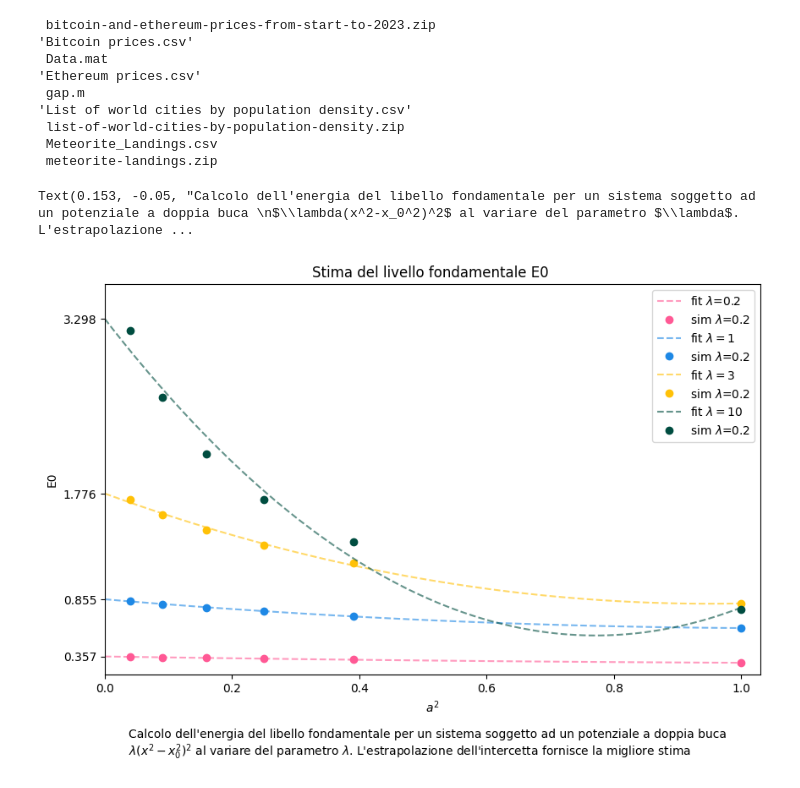
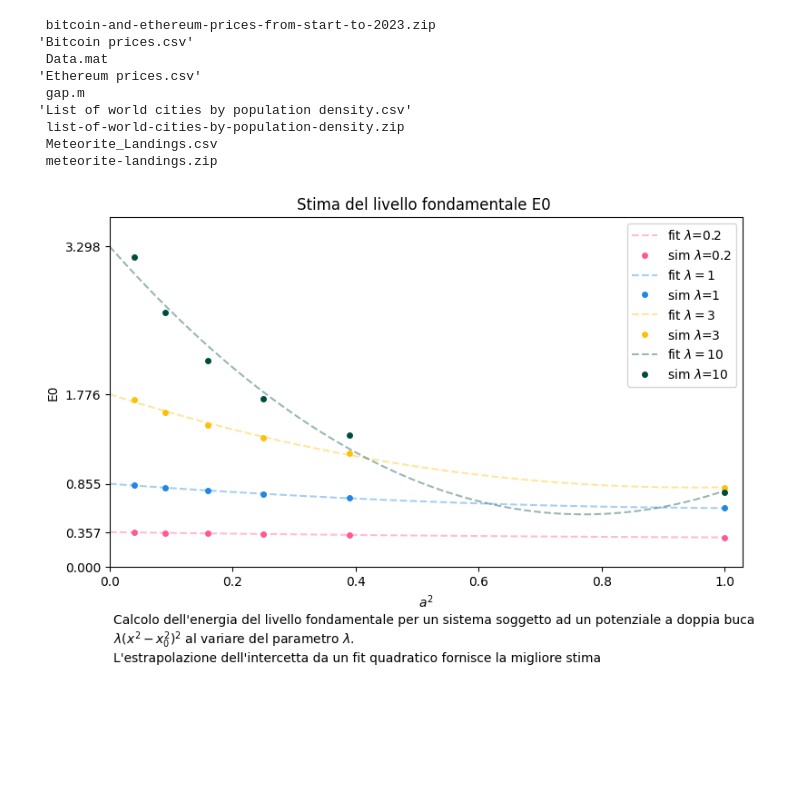
Before and after one commit to FrancescoZanni/IBM_Quantum_Lab, a Jupyter notebook: vis/VisualizationExcercize.ipynb, the cells around one changed output. Saved outputs shown, nothing was run; the diff lists cells and outputs as text; code cells hidden in the pictures; blank space fills up the shorter version.

```diff
--- a/vis/VisualizationExcercize.ipynb
+++ b/vis/VisualizationExcercize.ipynb
@@ -34,34 +34,34 @@ ls
 # %%
 data = scipy.io.loadmat('Data.mat')
 data["lambda"]=[0.2,1,3,10]
-data["ris"]=[0.3572,0.8551,1.7763,3.2976]
+data["ris"]=[0,0.3572,0.8551,1.7763,3.2976]
 # %%
-fig,ax = plt.subplots(1,1,figsize=(10,6))
-ax.plot(data["x"].T,data["yL02"].T,label="fit $\lambda$=0.2",linestyle='dashed',color='#FF5995',alpha=0.6)
-ax.plot((data["a"]**2).T,data["E0L02"].T,label="sim $\lambda$=0.2",color='#FF5995', marker='o',linewidth=0)
+fig,ax = plt.subplots(1,1,figsize=(9,5))
+ax.plot(data["x"].T,data["yL02"].T,label="fit $\lambda$=0.2",linestyle='dashed',color='#FF5995',alpha=0.4)
+ax.plot((data["a"]**2).T,data["E0L02"].T,label="sim $\lambda$=0.2",color='#FF5995', marker='.',markersize=8,linewidth=0)
 
 
-ax.plot(data["x"].T,data["yL1"].T,label="fit $\lambda=1$",linestyle='dashed',color='#1E88E5',alpha=0.6)
-ax.plot((data["a"]**2).T,data["E0L1"].T,label="sim $\lambda$=0.2",color='#1E88E5', marker='o',linewidth=0)
+ax.plot(data["x"].T,data["yL1"].T,label="fit $\lambda=1$",linestyle='dashed',color='#1E88E5',alpha=0.4)
+ax.plot((data["a"]**2).T,data["E0L1"].T,label="sim $\lambda$=1",color='#1E88E5', marker='.',markersize=8,linewidth=0)
 
-ax.plot(data["x"].T,data["yL3"].T,label="fit $\lambda=3$",linestyle='dashed',color='#FFC107',alpha=0.6)
-ax.plot((data["a"]**2).T,data["E0L3"].T,label="sim $\lambda$=0.2",color='#FFC107', marker='o',linewidth=0)
+ax.plot(data["x"].T,data["yL3"].T,label="fit $\lambda=3$",linestyle='dashed',color='#FFC107',alpha=0.4)
+ax.plot((data["a"]**2).T,data["E0L3"].T,label="sim $\lambda$=3",color='#FFC107', marker='.',markersize=8,linewidth=0)
 
-ax.plot(data["x"].T,data["yL10"].T,label="fit $\lambda=10$",linestyle='dashed',color='#004D40',alpha=0.6)
-ax.plot((data["a"]**2).T,data["E0L10"].T,label="sim $\lambda$=0.2",color='#004D40', marker='o',linewidth=0)
+ax.plot(data["x"].T,data["yL10"].T,label="fit $\lambda=10$",linestyle='dashed',color='#004D40',alpha=0.4)
+ax.plot((data["a"]**2).T,data["E0L10"].T,label="sim $\lambda$=10",color='#004D40', marker='.',markersize=8,linewidth=0)
 
-ax.set_yticks(data["ris"])
 
 
 
 ax.legend()
 ax.set_title("Stima del livello fondamentale E0 ")
 ax.set_xlabel("$a^2$")
 ax.set_ylabel("E0")
 ax.set_xlim(0,1.03)
-ax.set_ylim(0.2,3.6)
-txt="Calcolo dell'energia del libello fondamentale per un sistema soggetto ad un potenziale a doppia buca \n$\lambda(x^2-x_0^2)^2$ al variare del parametro $\lambda$. L'estrapolazione dell'intercetta fornisce la migliore stima"
-fig.text(.153,-.05,txt)
+ax.set_ylim(-0,3.6)
+ax.set_yticks(data["ris"])
+
+txt="Calcolo dell'energia del livello fondamentale per un sistema soggetto ad un potenziale a doppia buca \n$\lambda(x^2-x_0^2)^2$ al variare del parametro $\lambda$. \nL'estrapolazione dell'intercetta da un fit quadratico fornisce la migliore stima"
+fig.text(.130,-.1,txt);
 # %% [output]
-Text(0.153, -0.05, "Calcolo dell'energia del libello fondamentale per un sistema soggetto ad un potenziale a doppia buca \n$\\lambda(x^2-x_0^2)^2$ al variare del parametro $\\lambda$. L'estrapolazione ...
-[figure, old version]
+[figure, new version]
```
